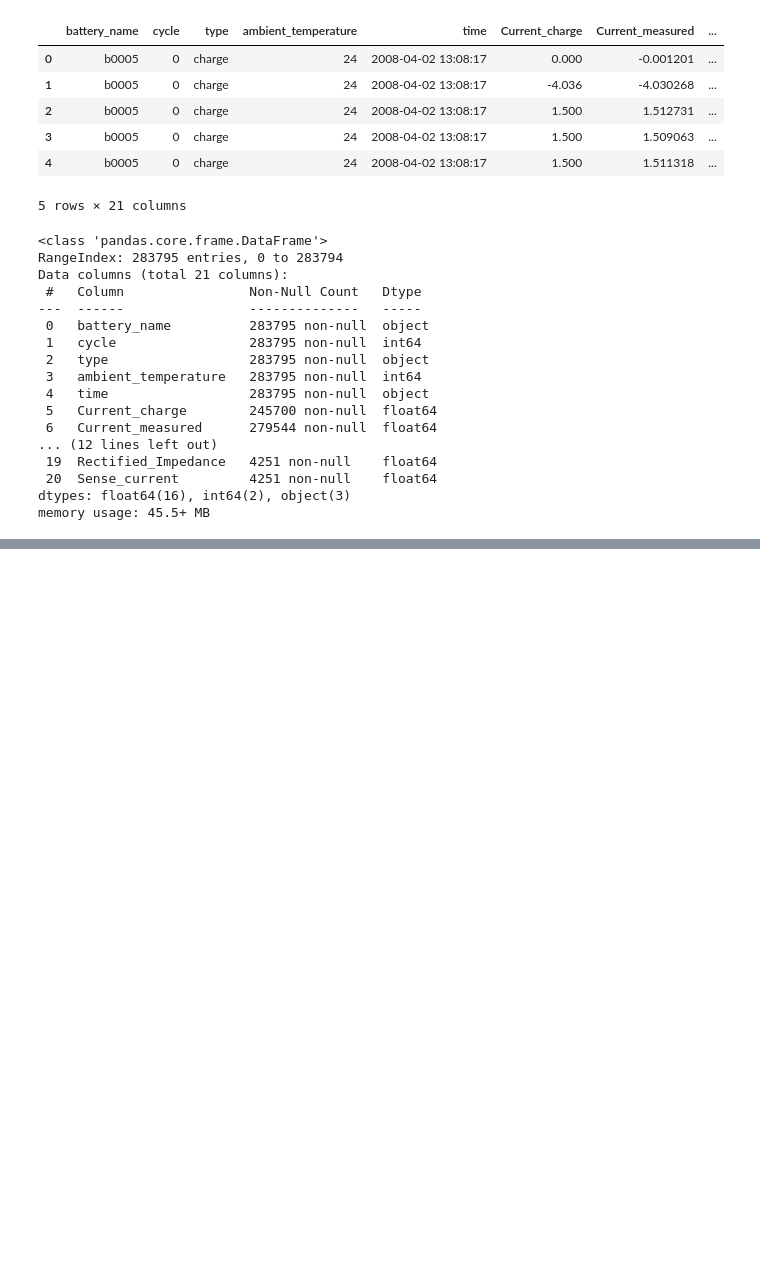
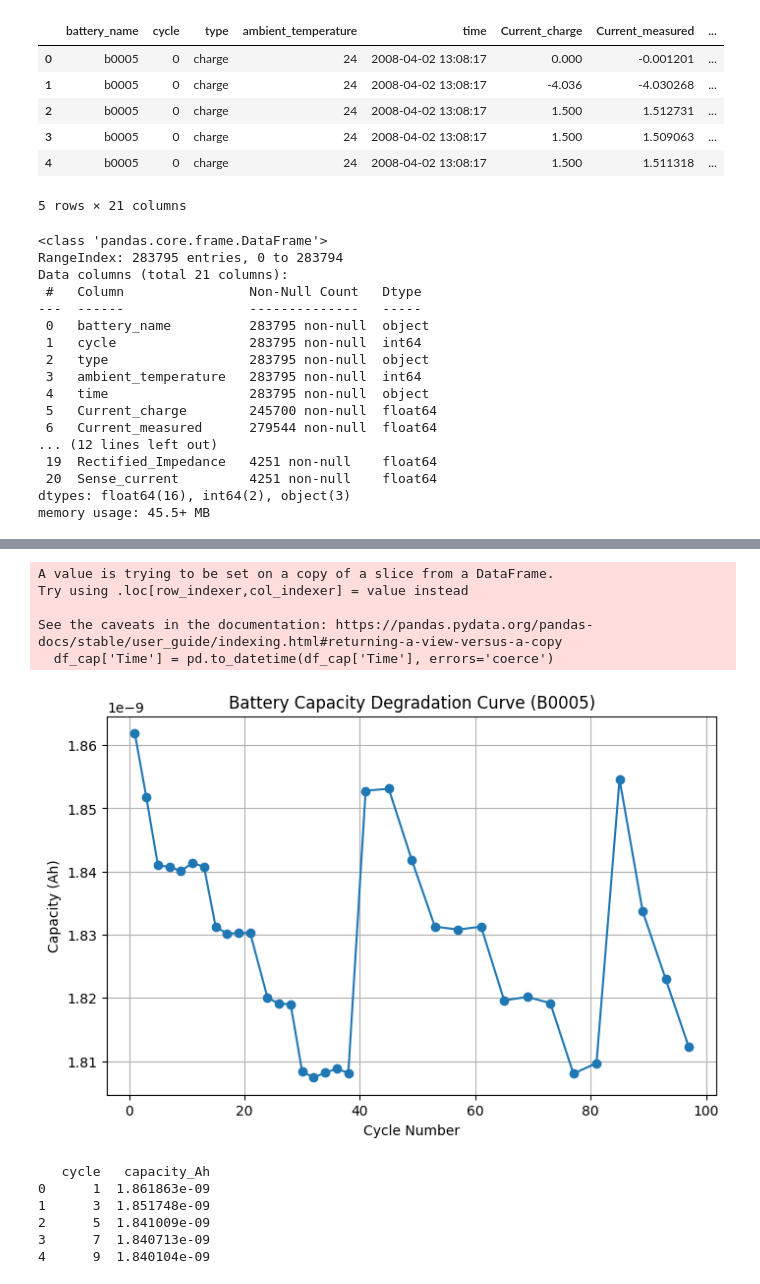
Before and after one commit to aravindhkrishnan09/Data-Science-and-Engineering-Analytics, a Jupyter notebook: Capstone_Project/jupyter_notebooks/EV_Battery_Health_Prediction.ipynb, the cells around one changed output, grey strips where cells are left out. Saved outputs shown, nothing was run; the diff lists cells and outputs as text; code cells hidden in the pictures; blank space fills up the shorter version.

Commit message:
Battery Capacity Degradation - EDA

```diff
--- a/Capstone_Project/jupyter_notebooks/EV_Battery_Health_Prediction.ipynb
+++ b/Capstone_Project/jupyter_notebooks/EV_Battery_Health_Prediction.ipynb
@@ -396,0 +446,2 @@ memory usage: 45.5+ MB
+# %%
+df_cap= df[df['battery_name'] == 'b0005']
@@ -396,0 +458,53 @@ memory usage: 45.5+ MB
+# %%
+import pandas as pd
+import matplotlib.pyplot as plt
+
+
+# Convert the time column to datetime
+df_cap['Time'] = pd.to_datetime(df_cap['Time'], errors='coerce')
+
+# Sort to ensure correct sequence per cycle
+df_cap = df_cap.sort_values(['cycle', 'Time'])
+
+# Compute time difference (in seconds) per cycle
+df_cap['delta_t'] = df_cap.groupby('cycle')['Time'].diff().dt.total_seconds().fillna(0)
+
+# Compute instantaneous capacity in Ah = (|I| * Δt) / 3600
+df_cap['capacity_estimated'] = (df_cap['Current_measured'].abs() * df_cap['delta_t']) / 3600
+
+# Compute cumulative capacity per cycle
+df_cap['cumulative_capacity'] = df_cap.groupby('cycle')['capacity_estimated'].cumsum()
+
+# Take only discharge cycles (since they represent usable capacity)
+capacity_degradation = (
+    df_cap[df_cap['type'] == 'discharge']
+    .groupby('cycle')['cumulative_capacity']
+    .max()
+    .reset_index()
+    .rename(columns={'cumulative_capacity': 'capacity_Ah'})
+)
+
+# Plot Capacity Degradation Curve
+plt.figure(figsize=(8,5))
+plt.plot(capacity_degradation['cycle'], capacity_degradation['capacity_Ah'], marker='o')
+plt.title('Battery Capacity Degradation Curve (B0005)')
+plt.xlabel('Cycle Number')
+plt.ylabel('Capacity (Ah)')
+plt.grid(True)
+plt.show()
+
+# Display summary
+print(capacity_degradation.head())
+# %% [output]
+A value is trying to be set on a copy of a slice from a DataFrame.
+Try using .loc[row_indexer,col_indexer] = value instead
+
+See the caveats in the documentation: https://pandas.pydata.org/pandas-docs/stable/user_guide/indexing.html#returning-a-view-versus-a-copy
+  df_cap['Time'] = pd.to_datetime(df_cap['Time'], errors='coerce')
+[figure, added]
+   cycle   capacity_Ah
+0      1  1.861863e-09
+1      3  1.851748e-09
+2      5  1.841009e-09
+3      7  1.840713e-09
+4      9  1.840104e-09
```
Also changed, not shown: parts of 20 cells of this notebook.
